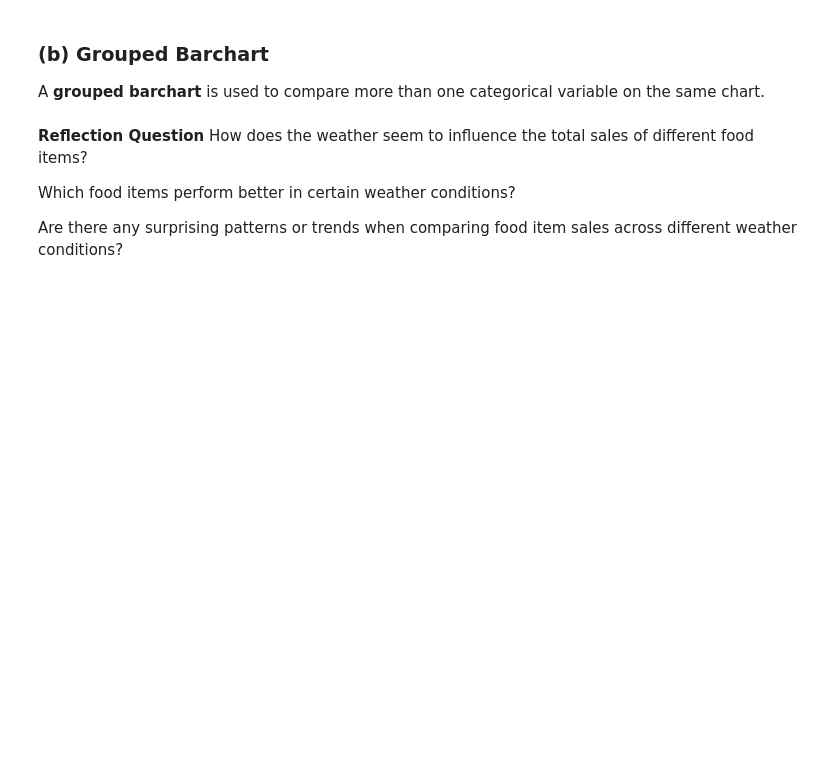
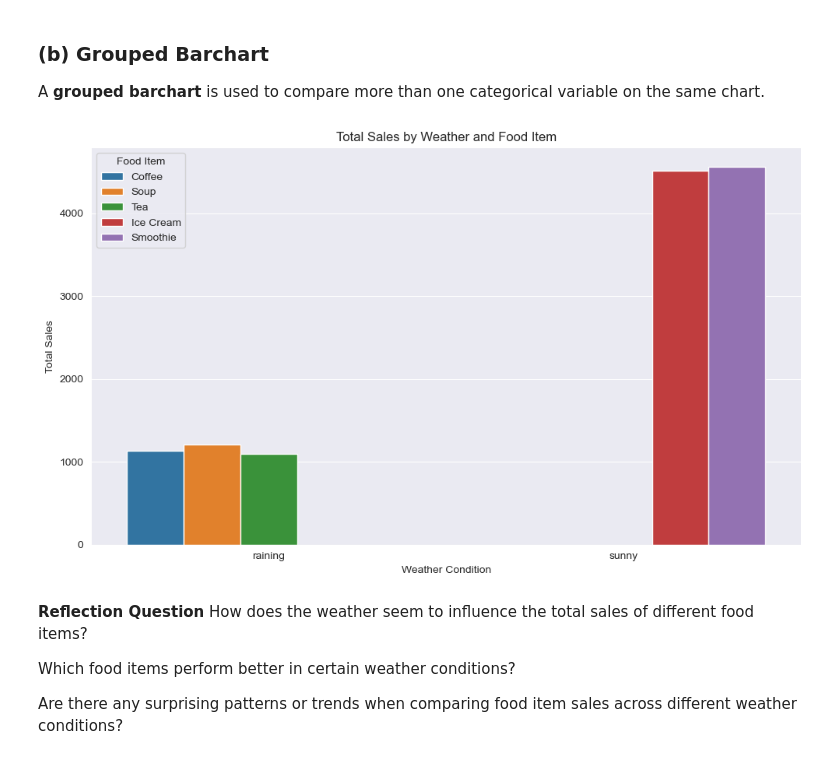
Before and after one commit to faizzmi/kyouth-data-analytics, a Jupyter notebook: Lesson 4/Lesson_4B_&_4C_Worksheet.ipynb, the cells around one changed output. Saved outputs shown, nothing was run; the diff lists cells and outputs as text; code cells hidden in the pictures; blank space fills up the shorter version.

```diff
--- a/Lesson 4/Lesson_4B_&_4C_Worksheet.ipynb
+++ b/Lesson 4/Lesson_4B_&_4C_Worksheet.ipynb
@@ -329,6 +329,24 @@ plt.show()
 # %% [markdown]
 ### (b) Grouped Barchart
  A **grouped barchart** is used to compare more than one categorical variable on the same chart.
+# %%
+weather_item_sales = df.groupby(['Weather', 'Food_Item'])['Price'].sum().reset_index()
+
+import seaborn as sns
+import matplotlib.pyplot as plt
+
+plt.figure(figsize=(10,6))
+sns.barplot(x='Weather', y ='Price', hue="Food_Item", data=weather_item_sales)
+
+plt.xlabel("Weather Condition")
+plt.ylabel("Total Sales")
+plt.title("Total Sales by Weather and Food Item")
+plt.legend(title="Food Item")
+plt.tight_layout()
+
+plt.show()
+# %% [output]
+[figure, added]
 # %% [markdown]
 **Reflection Question**
 How does the weather seem to influence the total sales of different food items?
```
Also changed, not shown: parts of 3 cells of this notebook, 4 other files.
